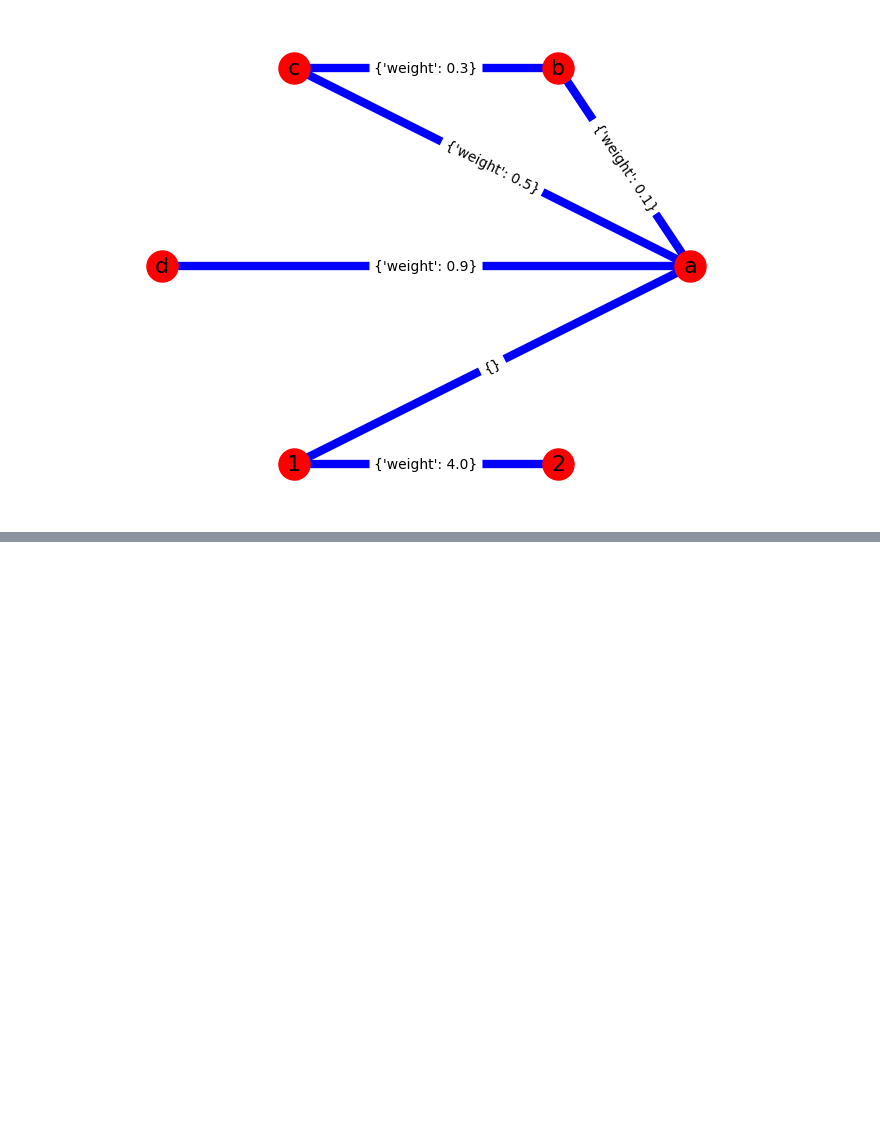
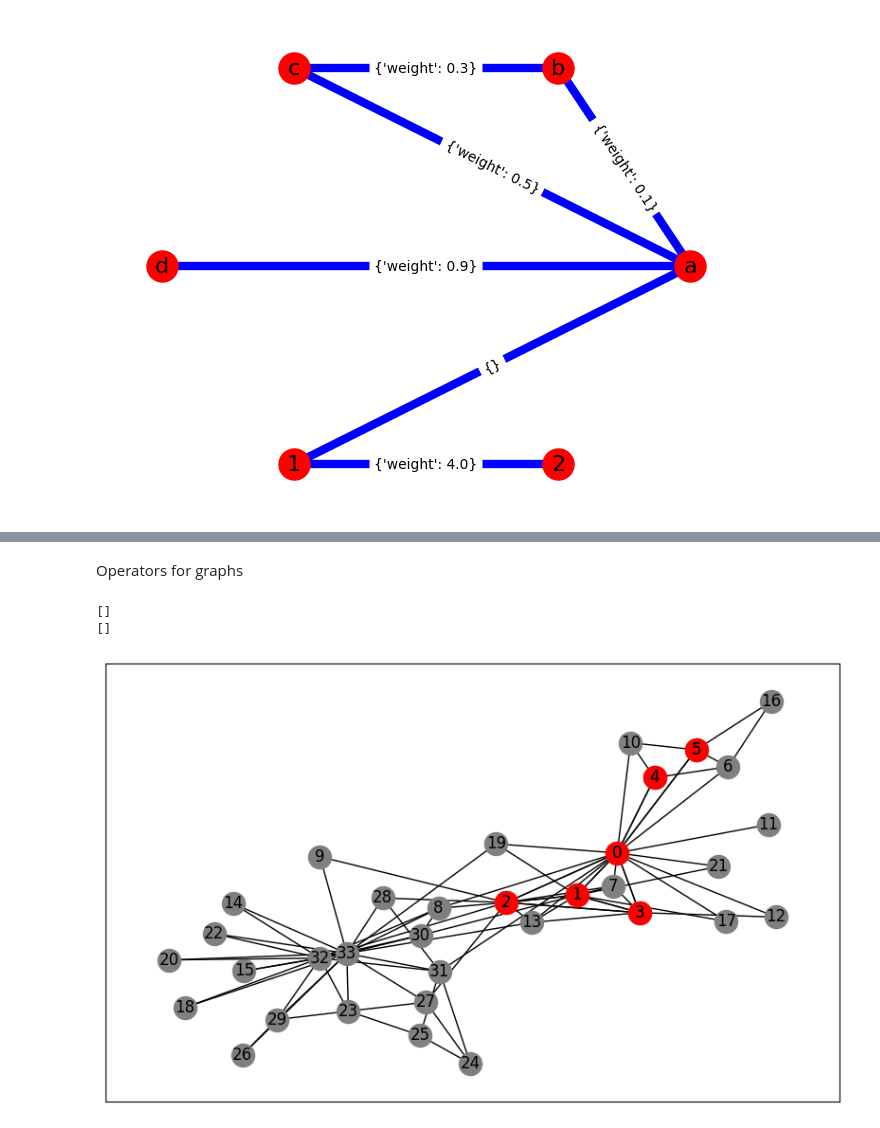
Before and after one commit to JunioCesarFerreira/ComplexNetworks, a Jupyter notebook: Notebooks/nb1-fundamental-concepts-.ipynb, the cells around one changed output, grey strips where cells are left out. Drawn from its saved outputs; the diff is of its cells as text; code cells hidden in the pictures; blank space fills up the shorter version.

```diff
--- a/Notebooks/nb1-fundamental-concepts-.ipynb
+++ b/Notebooks/nb1-fundamental-concepts-.ipynb
@@ -80,0 +177,20 @@ AttributeError: module 'networkx' has no attribute 'from_numpy_matrix'
+# %% [markdown]
+Operators for graphs
+# %%
+G.clear()
+print(G.nodes())
+print(G.edges)
+# %% [output]
+[]
+[]
+# %%
+G = nx.karate_club_graph()
+subset = [0,1,2,3,4,5, 'node test'] # a set of nodes
+pos = nx.spring_layout(G)  #setting the positions with respect to G, not k.
+k = G.subgraph(subset)
+plt.figure(figsize=(10,6))
+nx.draw_networkx(G, pos=pos, node_color = 'gray')
+nx.draw_networkx(k, pos=pos, node_color = 'red')
+plt.show(True)
+# %% [output]
+[figure, added]
```
Also changed, not shown: parts of 40 cells of this notebook, 1 other file.
